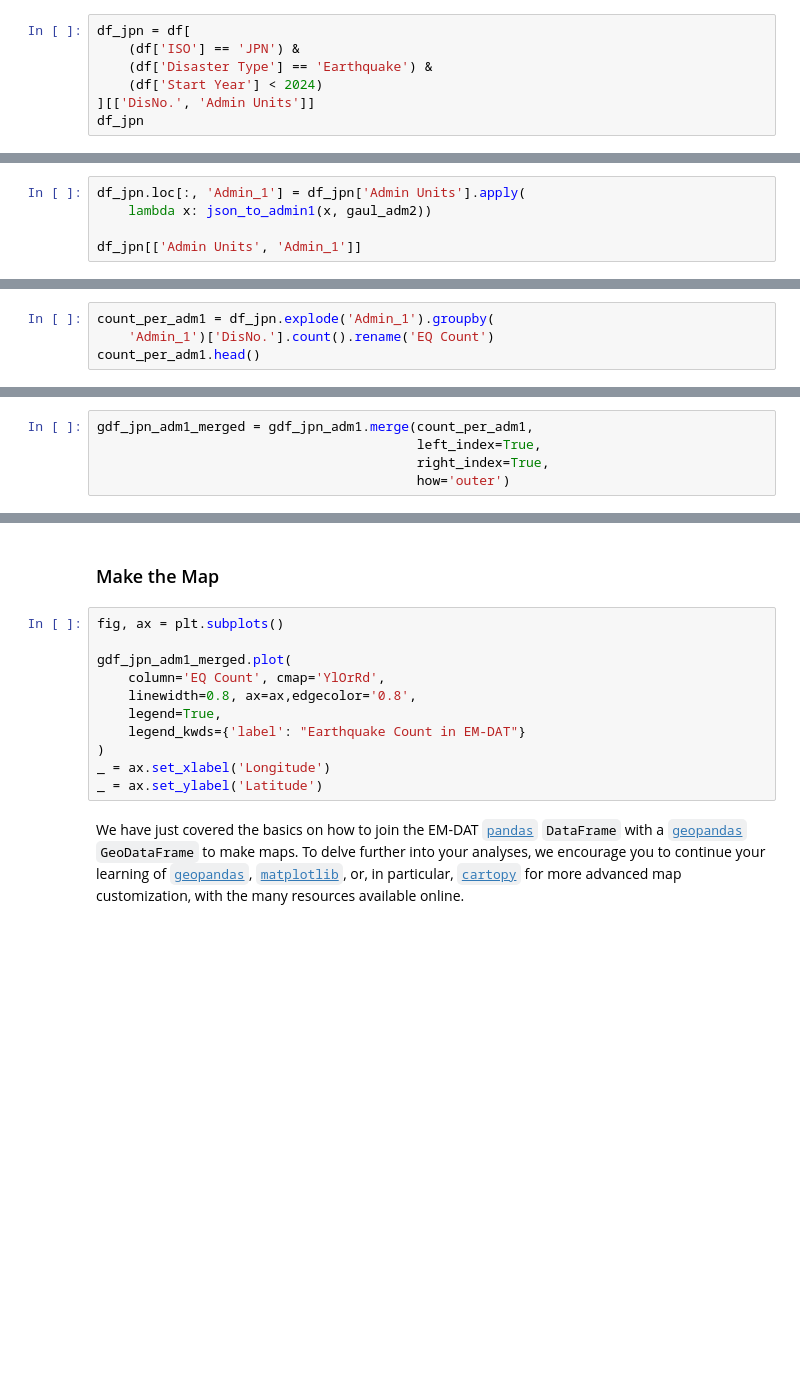
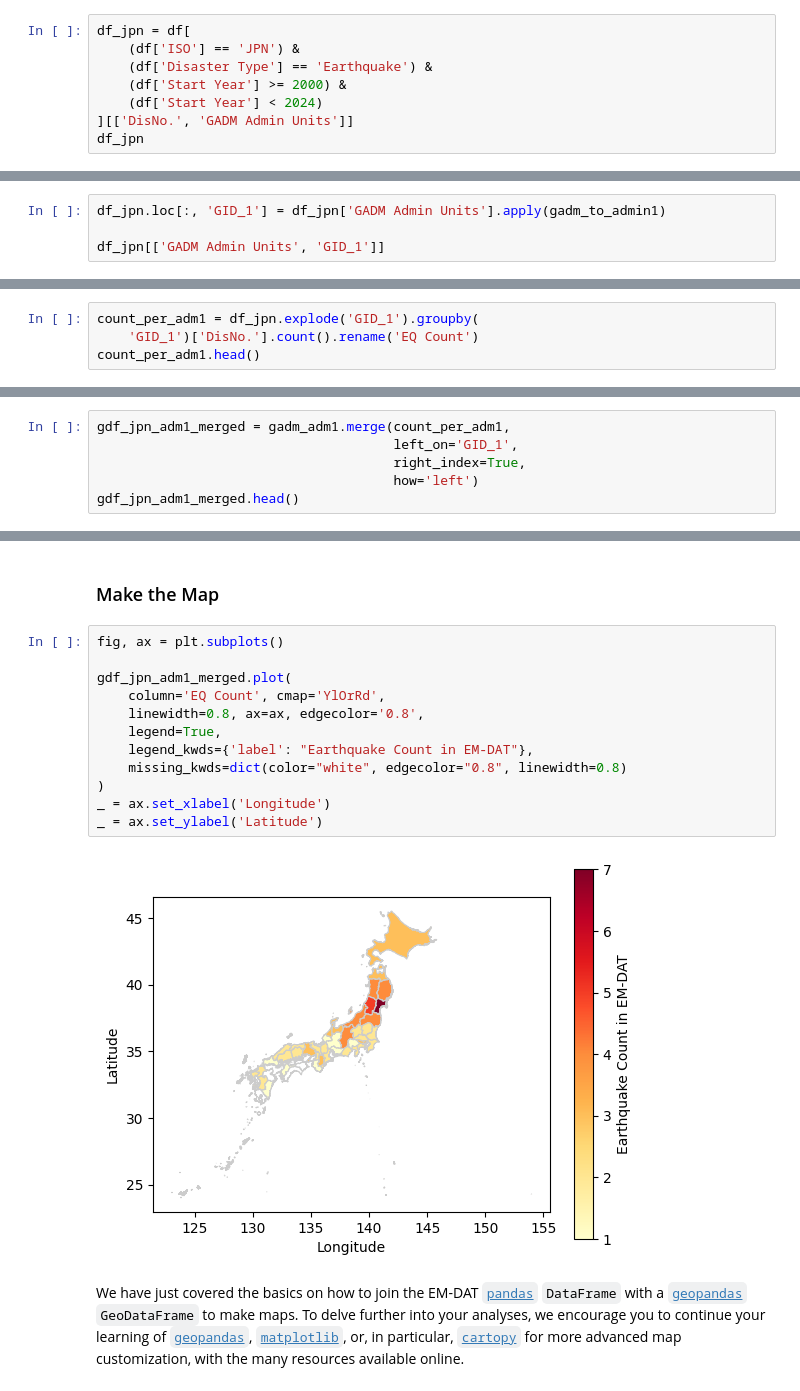
Before and after one commit to em-dat/python_tutorials, a Jupyter notebook: python_tutorial_2_making_maps.ipynb, the cells around one changed output, grey strips where cells are left out. Drawn from its saved outputs; the diff is of its cells as text; blank space fills up the shorter version.

```diff
--- a/python_tutorial_2_making_maps.ipynb
+++ b/python_tutorial_2_making_maps.ipynb
@@ -109,6 +175,7 @@ The Admin 2 geodataframe has 12 columns describing the 3348 level 2 administrati
 df_jpn = df[
     (df['ISO'] == 'JPN') &
     (df['Disaster Type'] == 'Earthquake') &
+    (df['Start Year'] >= 2000) &
     (df['Start Year'] < 2024)
-][['DisNo.', 'Admin Units']]
+][['DisNo.', 'GADM Admin Units']]
 df_jpn
@@ -169,5 +254,4 @@ We apply the function to all elements of the `Admin Units` column.
 # %%
-df_jpn.loc[:, 'Admin_1'] = df_jpn['Admin Units'].apply(
-    lambda x: json_to_admin1(x, gaul_adm2))
+df_jpn.loc[:, 'GID_1'] = df_jpn['GADM Admin Units'].apply(gadm_to_admin1)
 
-df_jpn[['Admin Units', 'Admin_1']]
+df_jpn[['GADM Admin Units', 'GID_1']]
@@ -178,4 +280,4 @@ The can be done applying the [`explode`](https://pandas.pydata.org/docs/referenc
 # %%
-count_per_adm1 = df_jpn.explode('Admin_1').groupby(
-    'Admin_1')['DisNo.'].count().rename('EQ Count')
+count_per_adm1 = df_jpn.explode('GID_1').groupby(
+    'GID_1')['DisNo.'].count().rename('EQ Count')
 count_per_adm1.head()
@@ -193,5 +296,6 @@ Again, we can use the [`merge`](https://pandas.pydata.org/pandas-docs/stable/ref
 # %%
-gdf_jpn_adm1_merged = gdf_jpn_adm1.merge(count_per_adm1,
-                                         left_index=True,
-                                         right_index=True,
-                                         how='outer')
+gdf_jpn_adm1_merged = gadm_adm1.merge(count_per_adm1,
+                                      left_on='GID_1',
+                                      right_index=True,
+                                      how='left')
+gdf_jpn_adm1_merged.head()
@@ -200,13 +311,16 @@ gdf_jpn_adm1_merged = gdf_jpn_adm1.merge(count_per_adm1,
 # %%
 fig, ax = plt.subplots()
 
 gdf_jpn_adm1_merged.plot(
     column='EQ Count', cmap='YlOrRd',
-    linewidth=0.8, ax=ax,edgecolor='0.8',
+    linewidth=0.8, ax=ax, edgecolor='0.8',
     legend=True,
-    legend_kwds={'label': "Earthquake Count in EM-DAT"}
+    legend_kwds={'label': "Earthquake Count in EM-DAT"},
+    missing_kwds=dict(color="white", edgecolor="0.8", linewidth=0.8)
 )
 _ = ax.set_xlabel('Longitude')
 _ = ax.set_ylabel('Latitude')
+# %% [output]
+[figure, added]
 # %% [markdown]
 We have just covered the basics on how to join the EM-DAT [`pandas`](https://pandas.pydata.org/pandas-docs/stable/) `DataFrame` with  a [`geopandas`](https://geopandas.org/en/stable/) `GeoDataFrame` to make maps. To delve further into your analyses, we encourage you to continue your learning of [`geopandas`](https://geopandas.org/en/stable/),  [`matplotlib`](https://matplotlib.org/stable/contents.html), or, in particular, [`cartopy`](https://scitools.org.uk/cartopy/docs/latest/) for more advanced map customization, with the many resources available online.
```
Also changed, not shown: parts of 23 cells of this notebook, 1 other file.
